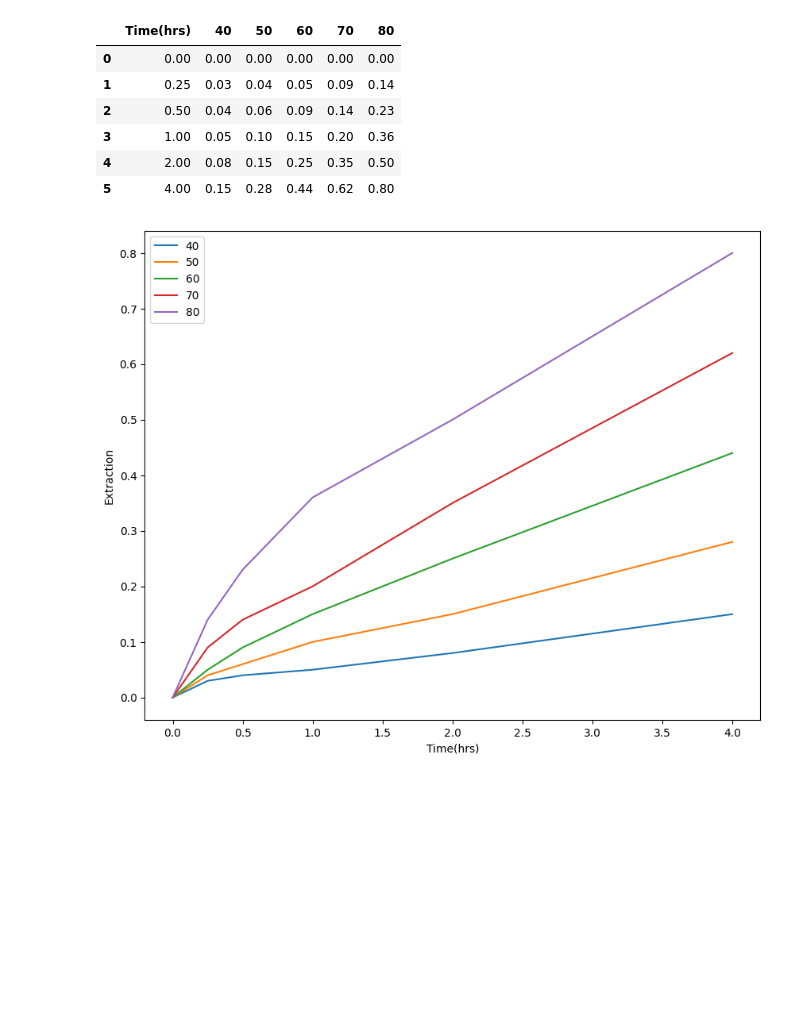
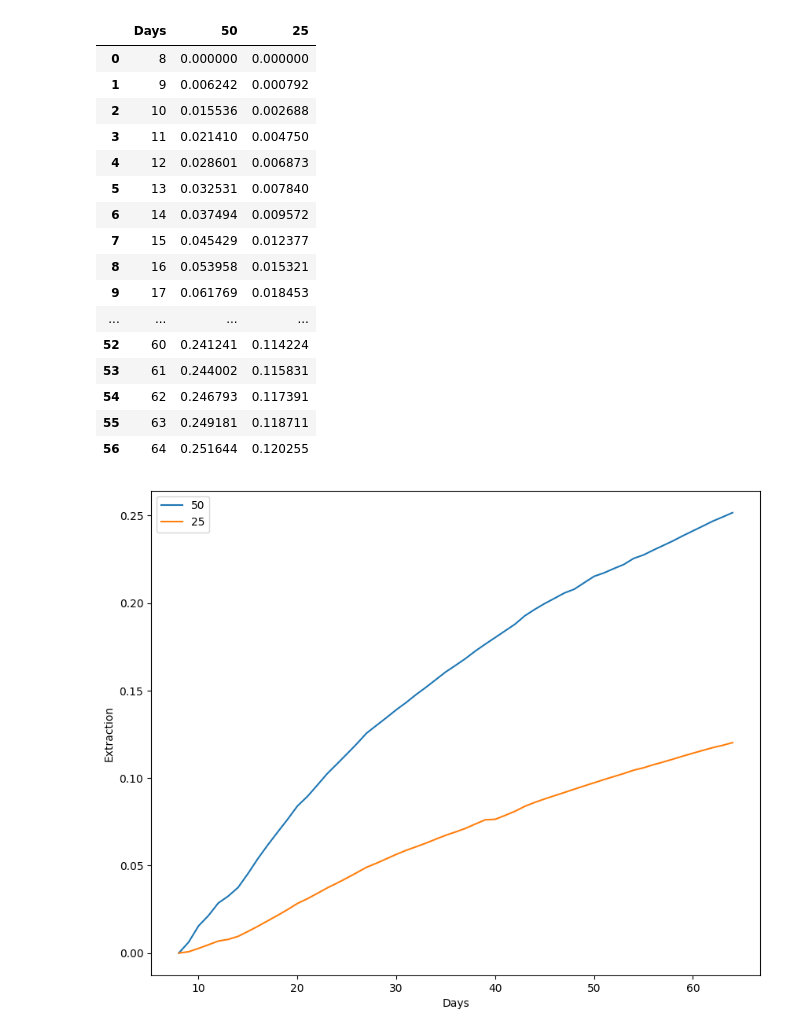
Before and after one commit to tatenda1990/SCM, a Jupyter notebook: SCM.ipynb, the cells around one changed output. Drawn from its saved outputs; the diff is of its cells as text; code cells hidden in the pictures; blank space fills up the shorter version.

```diff
--- a/SCM.ipynb
+++ b/SCM.ipynb
@@ -4,16 +4,26 @@ import matplotlib.pyplot as plt
 import numpy as np
 from scipy import stats
 # %%
-df = pd.read_csv('test.csv')
+df = pd.read_csv('AP332Ni.csv')
 df
 # %% [output]
-|  | Time(hrs) | 40 | 50 | 60 | 70 | 80 |
-| 0 | 0.00 | 0.00 | 0.00 | 0.00 | 0.00 | 0.00 |
-| 1 | 0.25 | 0.03 | 0.04 | 0.05 | 0.09 | 0.14 |
-| 2 | 0.50 | 0.04 | 0.06 | 0.09 | 0.14 | 0.23 |
-| 3 | 1.00 | 0.05 | 0.10 | 0.15 | 0.20 | 0.36 |
-| 4 | 2.00 | 0.08 | 0.15 | 0.25 | 0.35 | 0.50 |
-| 5 | 4.00 | 0.15 | 0.28 | 0.44 | 0.62 | 0.80 |
+|  | Days | 50 | 25 |
+| 0 | 8 | 0.000000 | 0.000000 |
+| 1 | 9 | 0.006242 | 0.000792 |
+| 2 | 10 | 0.015536 | 0.002688 |
+| 3 | 11 | 0.021410 | 0.004750 |
+| 4 | 12 | 0.028601 | 0.006873 |
+| 5 | 13 | 0.032531 | 0.007840 |
+| 6 | 14 | 0.037494 | 0.009572 |
+| 7 | 15 | 0.045429 | 0.012377 |
+| 8 | 16 | 0.053958 | 0.015321 |
+| 9 | 17 | 0.061769 | 0.018453 |
+| ... | ... | ... | ... |
+| 52 | 60 | 0.241241 | 0.114224 |
+| 53 | 61 | 0.244002 | 0.115831 |
+| 54 | 62 | 0.246793 | 0.117391 |
+| 55 | 63 | 0.249181 | 0.118711 |
+| 56 | 64 | 0.251644 | 0.120255 |
 # %%
 def plot_recoveries (df):
     t = np.array(df[df.columns[0]])
@@ -119,7 +129,7 @@ def best_model(df,selected_models):
 selected_models = [surface_chem,diffusion]
 plot_recoveries(df)
 # %% [output]
-[figure, old version]
+[figure, new version]
 # %%
 plot_linear_kinetic_selected_models(selected_models)
 # %% [output]
```
Also changed, not shown: parts of 2 cells of this notebook, 12 other files.
